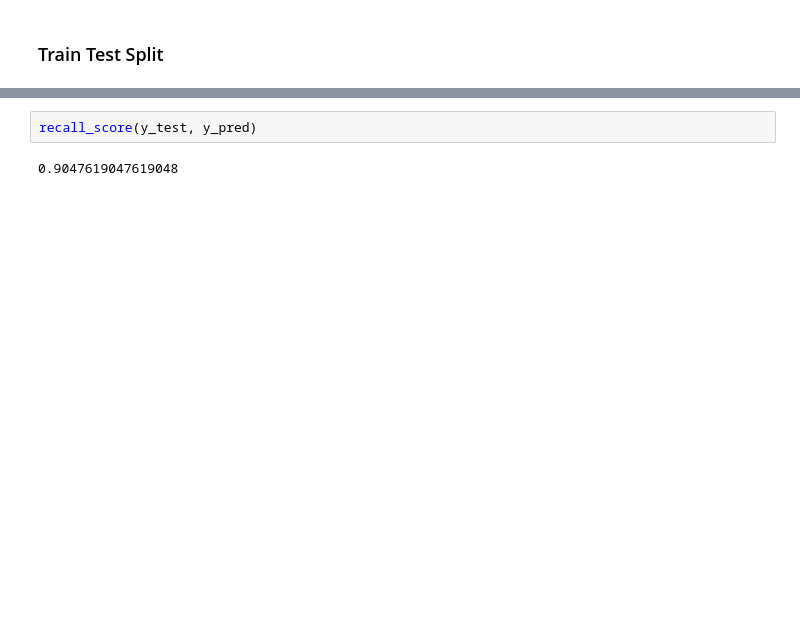
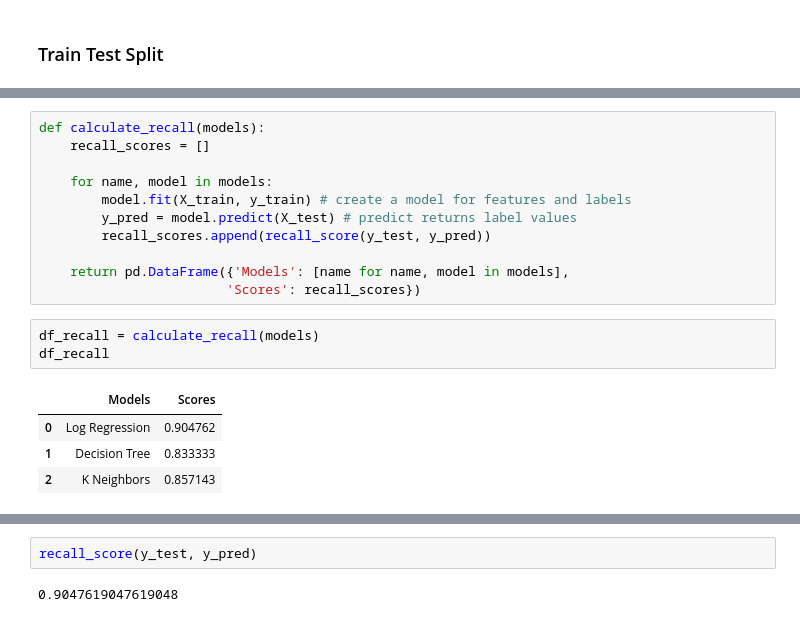
Before and after one commit to farrosmufid/Latihan-Mentoring, a Jupyter notebook: Latihan Sunday Class 7 Maret 2021.ipynb, the cells around one changed output, grey strips where cells are left out. Drawn from its saved outputs; the diff is of its cells as text; blank space fills up the shorter version.

```diff
--- a/Latihan Sunday Class 7 Maret 2021.ipynb
+++ b/Latihan Sunday Class 7 Maret 2021.ipynb
@@ -369,0 +163,19 @@ y_pred = logreg.predict(X_test_poly)
+# %%
+def calculate_recall(models):
+    recall_scores = []
+
+    for name, model in models:
+        model.fit(X_train, y_train) # create a model for features and labels
+        y_pred = model.predict(X_test) # predict returns label values
+        recall_scores.append(recall_score(y_test, y_pred))
+
+    return pd.DataFrame({'Models': [name for name, model in models],
+                        'Scores': recall_scores})
+# %%
+df_recall = calculate_recall(models)
+df_recall
+# %% [output]
+|  | Models | Scores |
+| 0 | Log Regression | 0.904762 |
+| 1 | Decision Tree | 0.833333 |
+| 2 | K Neighbors | 0.857143 |
```
Also changed, not shown: parts of 124 cells of this notebook.
